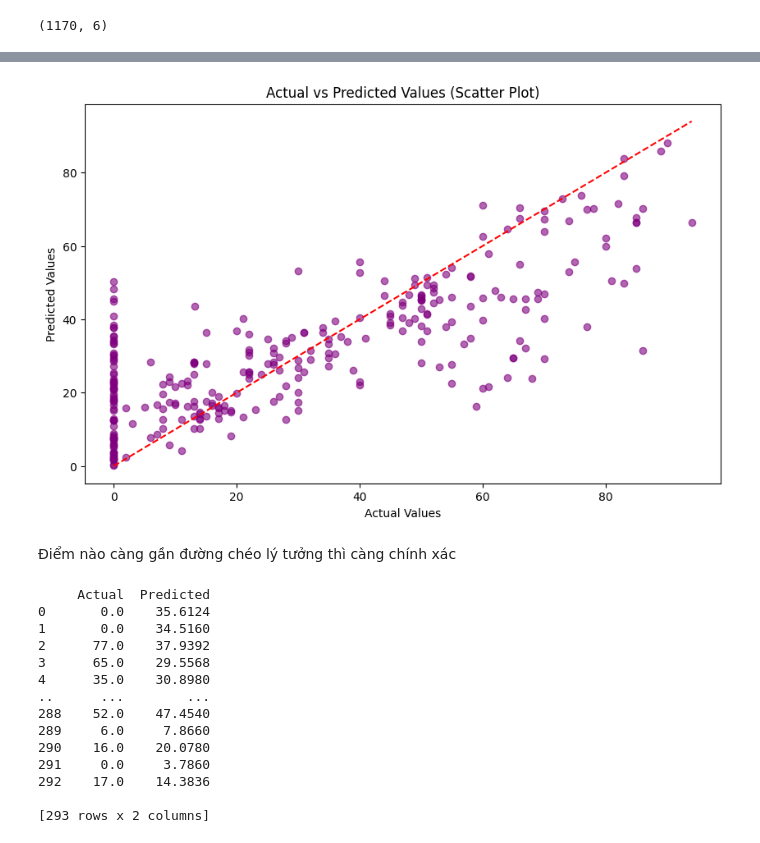
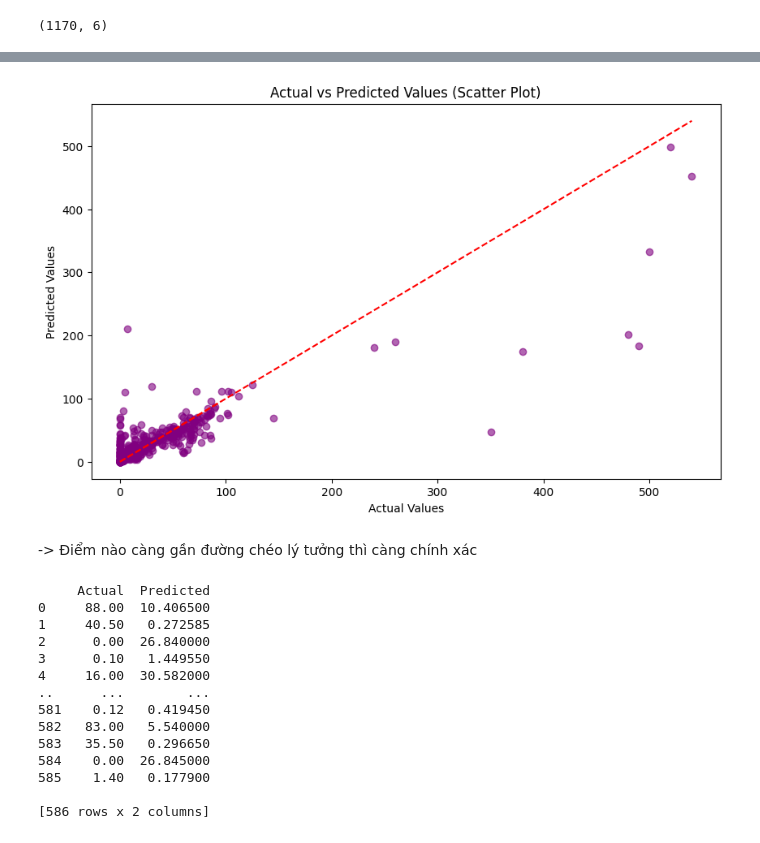
Before and after one commit to towmi06/Web_Analyze_Economy, a Jupyter notebook: ttcs_RF.ipynb, the cells around one changed output, grey strips where cells are left out. Cells and saved outputs as stored; diff of their text form; code cells hidden in the pictures.

```diff
--- a/ttcs_RF.ipynb
+++ b/ttcs_RF.ipynb
@@ -87,6 +84,6 @@ array(['Algeria', 'Angola', 'Benin', 'Botswana', 'Burkina Faso',
        'Malaysia', 'Indonesia', 'Philippines', 'Brunei', 'Timor-Leste'],
       dtype=object)
 # %%
-# drop stt
-df = df.drop(columns=['STT'])
+# Xóa cột stt
+df1 = df1.drop(columns=['STT'])
 # %%
@@ -185,14 +243,11 @@ Fitting 5 folds for each of 960 candidates, totalling 4800 fits
 # %%
-# Dự đoán với mô hình tốt nhất
-y_pred = best_model.predict(X_test_scaled)
+# Dự đoán với mô hình tốt nhất trên tập test
+y_pred_rf = best_rf.predict(X_test_scaled)
 
-# Tính toán các chỉ số đánh giá
-mse = mean_squared_error(y_test, y_pred)
-rmse = mse ** 0.5  # Root Mean Squared Error
-r2 = r2_score(y_test, y_pred)
-mae = mean_absolute_error(y_test, y_pred)
-# In ra các chỉ số đánh giá
-print("Best Parameters:", grid_search.best_params_)
-print(f"Root Mean Squared Error: {rmse:.2f}")
-print(f"R-squared (R²): {r2:.2f}")
+# Tính toán các chỉ số đánh giá cho Random Forest
+mse_rf = mean_squared_error(y_test, y_pred_rf)
+r2_rf = r2_score(y_test, y_pred_rf)
+print("Random Forest - Best Parameters:", random_search.best_params_)
+print(f"Random Forest - RMSE: {np.sqrt(mse_rf):.2f}")
+print(f"Random Forest - R²: {r2_rf:.2f}")
 # %% [output]
@@ -202,17 +256,0 @@ R-squared (R²): 0.59
-# %%
-import matplotlib.pyplot as plt
-import numpy as np
-
-# Sắp xếp lại chỉ số để phù hợp với thứ tự dữ liệu
-y_test = y_test.reset_index(drop=True)
-y_pred = pd.Series(y_pred, name="Predicted")
-
-# Vẽ biểu đồ đường
-plt.figure(figsize=(14, 7))
-plt.plot(y_test, label="Actual Values", color="blue", linestyle="--", marker='o')
-plt.plot(y_pred, label="Predicted Values", color="red", linestyle="-", marker='x')
-plt.title("Actual vs Predicted Values")
-plt.xlabel("Sample Index")
-plt.ylabel("Digital Transformation Ratio (%)")
-plt.legend()
-plt.show()
@@ -221,25 +257,25 @@ plt.show()
 # %%
 # Vẽ biểu đồ phân tán để kiểm tra độ chính xác của dự đoán
 plt.figure(figsize=(10, 6))
-plt.scatter(y_test, y_pred, alpha=0.6, color="purple")
+plt.scatter(y_test, y_pred_rf, alpha=0.6, color="purple")
 plt.plot([y_test.min(), y_test.max()], [y_test.min(), y_test.max()], color="red", linestyle="--")
 plt.xlabel("Actual Values")
 plt.ylabel("Predicted Values")
 plt.title("Actual vs Predicted Values (Scatter Plot)")
 plt.show()
 # %% [output]
-[figure, old version]
+[figure, new version]
 # %% [markdown]
-Điểm nào càng gần đường chéo lý tưởng thì càng chính xác
+-> Điểm nào càng gần đường chéo lý tưởng thì càng chính xác
 # %%
 # Đảm bảo y_test và y_pred có cùng độ dài
-min_length = min(len(y_test), len(y_pred))
-y_test_trimmed = y_test[:min_length]
-y_pred_trimmed = y_pred[:min_length]
+min_length = min(len(y_test), len(y_pred_rf))
+y_test_trimmed = y_test[:min_length].values.ravel()  # chuyển về mảng 1 chiều
+y_pred_trimmed = y_pred_rf[:min_length].ravel()
 
 # Tạo DataFrame để so sánh dữ liệu thực tế và dữ liệu dự đoán
 comparison_df = pd.DataFrame({
-    'Actual': y_test_trimmed.values,
+    'Actual': y_test_trimmed,
     'Predicted': y_pred_trimmed
 })
 
@@ -247,16 +283,16 @@ comparison_df = pd.DataFrame({
 print(comparison_df)
 # %% [output]
      Actual  Predicted
-0       0.0    35.6124
-1       0.0    34.5160
-2      77.0    37.9392
-3      65.0    29.5568
-4      35.0    30.8980
+0     88.00  10.406500
+1     40.50   0.272585
+2      0.00  26.840000
+3      0.10   1.449550
+4     16.00  30.582000
 ..      ...        ...
-288    52.0    47.4540
-289     6.0     7.8660
-290    16.0    20.0780
-291     0.0     3.7860
-292    17.0    14.3836
+581    0.12   0.419450
+582   83.00   5.540000
+583   35.50   0.296650
+584    0.00  26.845000
+585    1.40   0.177900
 
-[293 rows x 2 columns]
+[586 rows x 2 columns]
```
Also changed, not shown: parts of 17 cells of this notebook.
